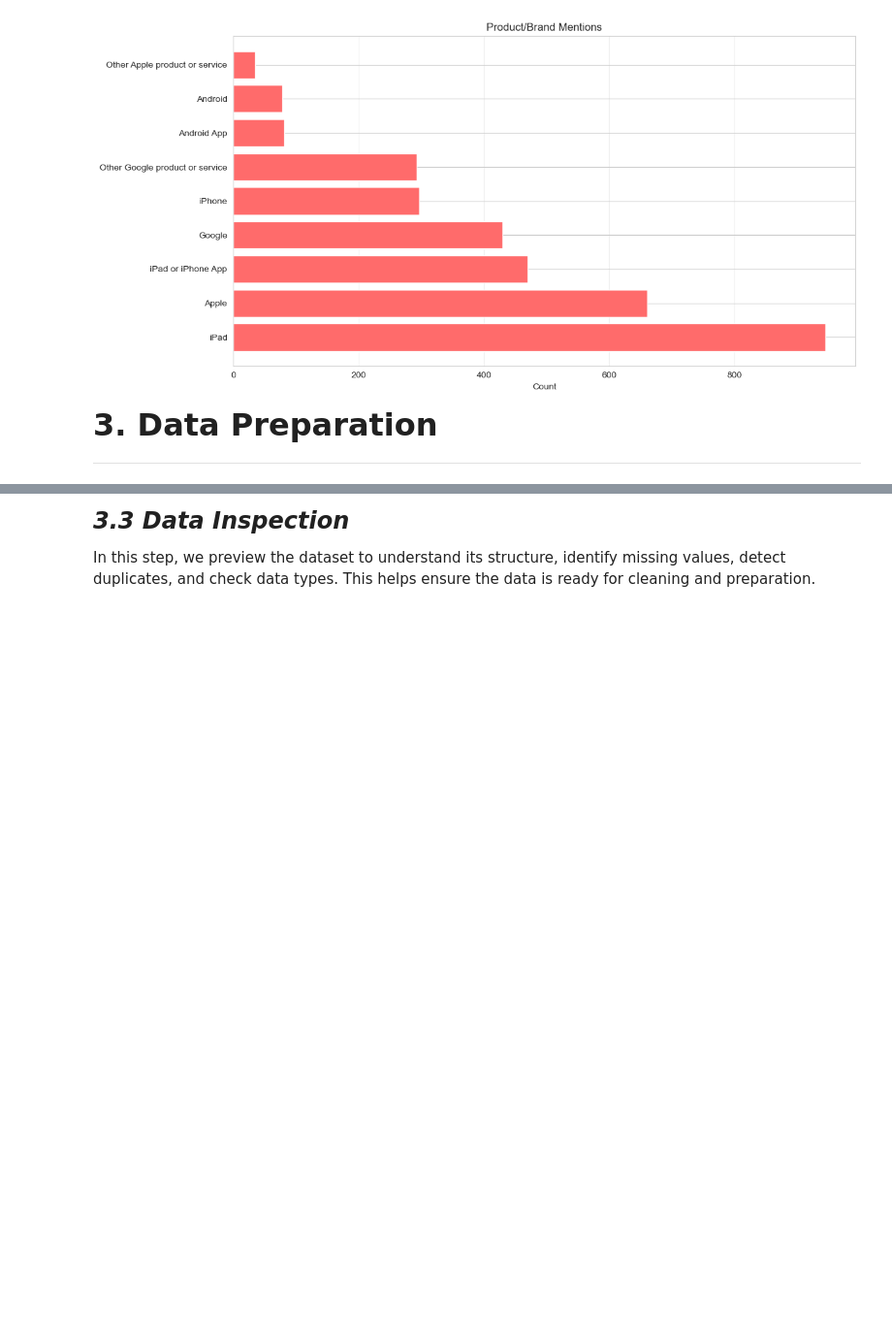
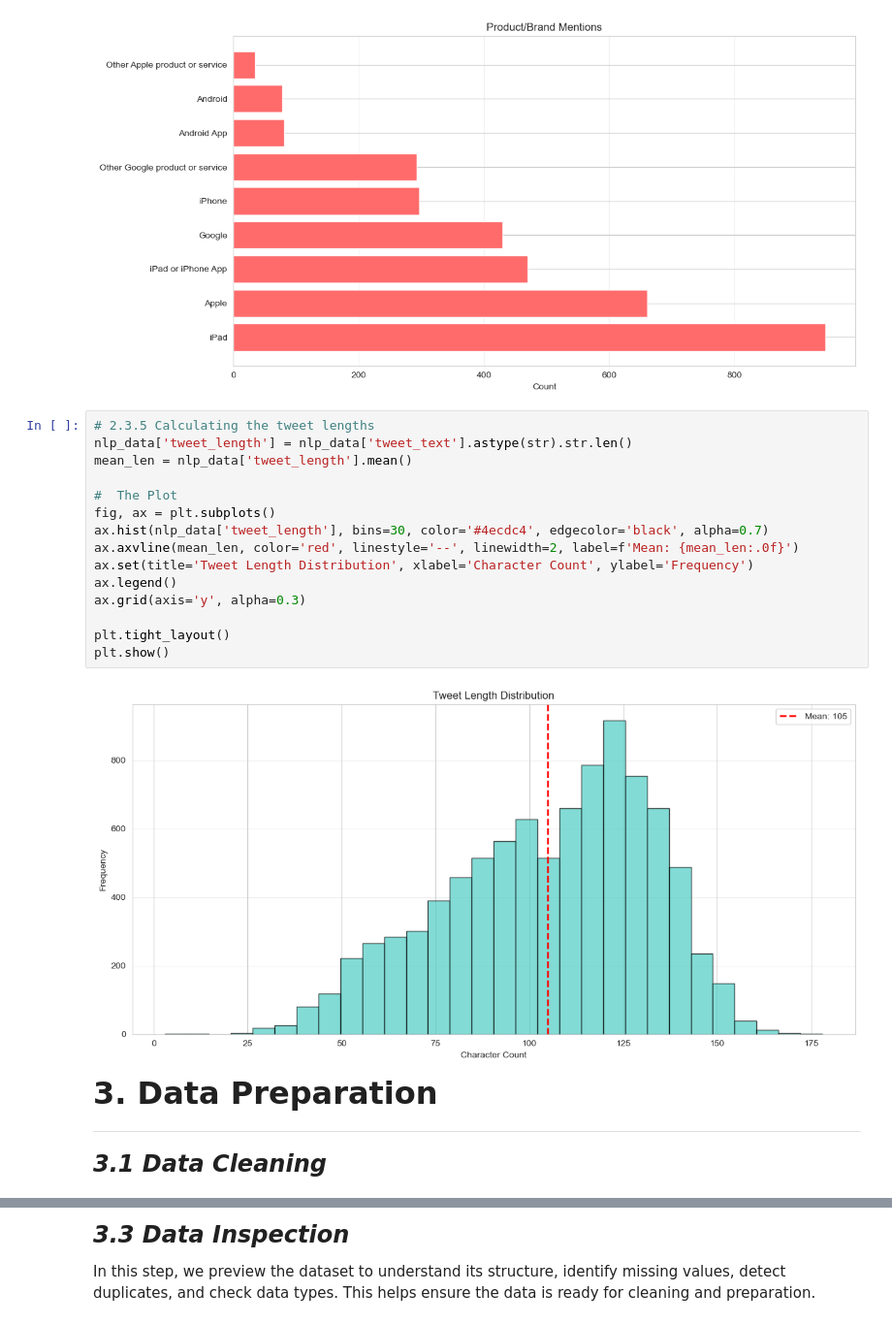
Before and after one commit to Mark-eki/DS-Phase-4-project, a Jupyter notebook: nlp.ipynb, the cells around one changed output, grey strips where cells are left out. Shown: that part at 97% size. Drawn from its saved outputs; the diff is of its cells as text; blank space fills up the shorter version.

```diff
--- a/nlp.ipynb
+++ b/nlp.ipynb
@@ -142,9 +142,28 @@ plt.tight_layout()
 plt.show()
 # %% [output]
 [figure]
+# %%
+# 2.3.5 Calculating the tweet lengths
+nlp_data['tweet_length'] = nlp_data['tweet_text'].astype(str).str.len()
+mean_len = nlp_data['tweet_length'].mean()
+
+#  The Plot
+fig, ax = plt.subplots()
+ax.hist(nlp_data['tweet_length'], bins=30, color='#4ecdc4', edgecolor='black', alpha=0.7)
+ax.axvline(mean_len, color='red', linestyle='--', linewidth=2, label=f'Mean: {mean_len:.0f}')
+ax.set(title='Tweet Length Distribution', xlabel='Character Count', ylabel='Frequency')
+ax.legend()
+ax.grid(axis='y', alpha=0.3)
+
+plt.tight_layout()
+plt.show()
+# %% [output]
+[figure, added]
 # %% [markdown]
 __<font size="6">3. Data Preparation</font>__
 
 
 ---
+# %% [markdown]
+***<span style="font-size: 24px;">3.1 Data Cleaning </span>***
 # %%
```
Also changed, not shown: parts of 7 cells of this notebook.
